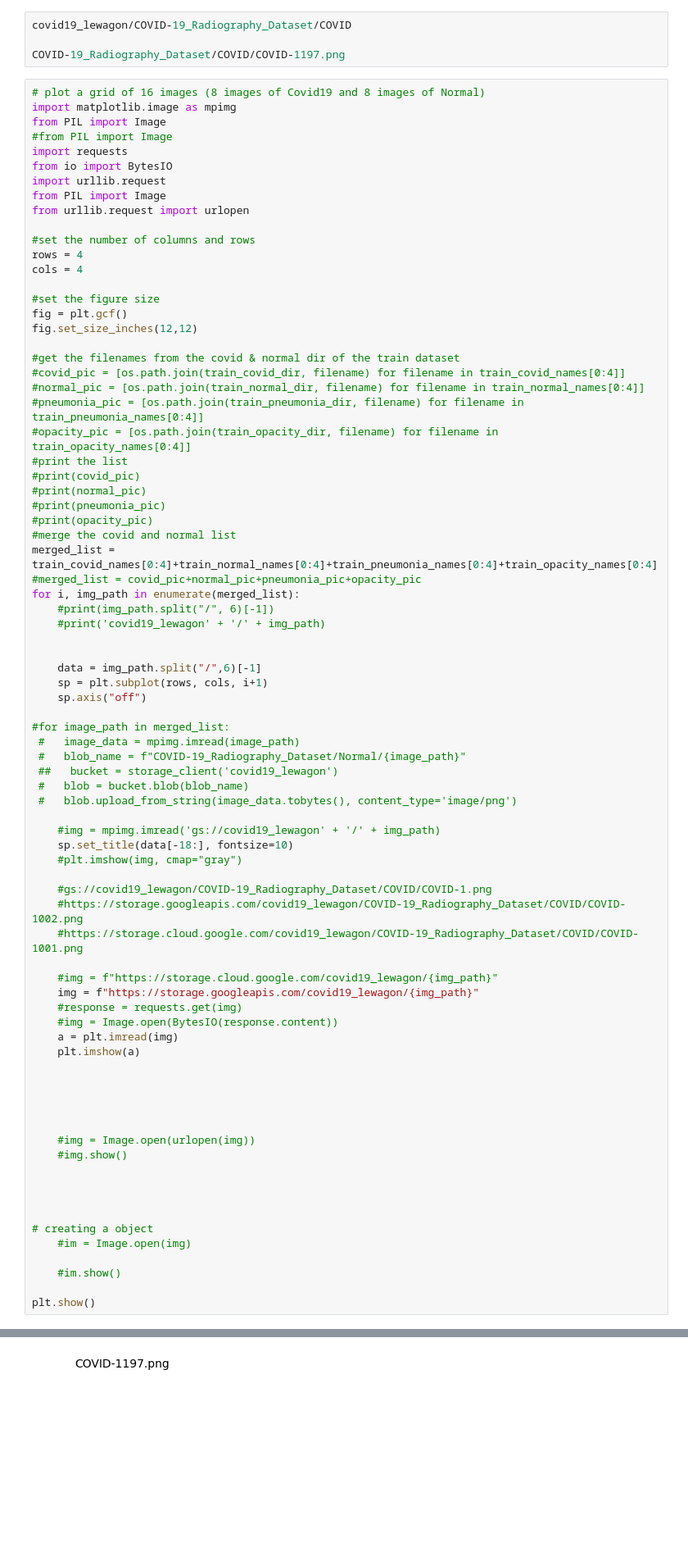
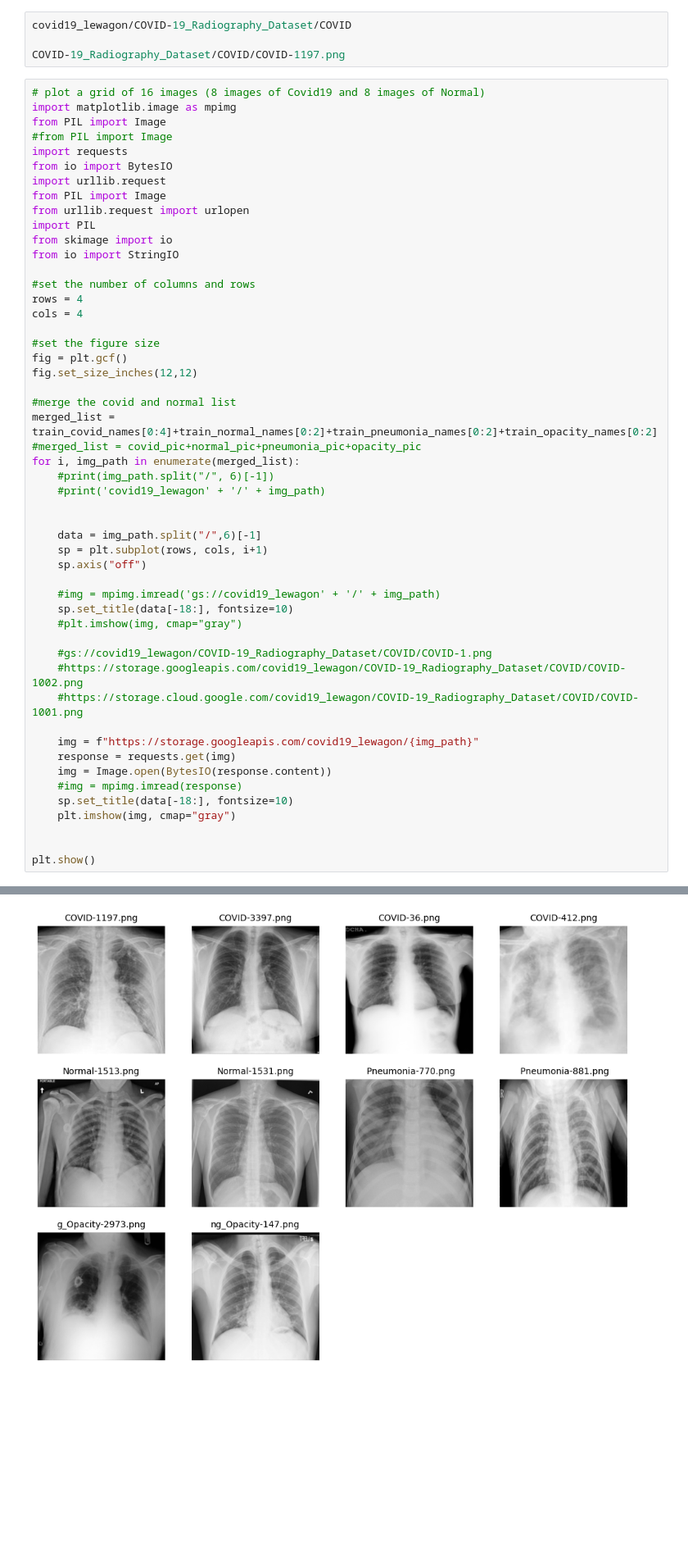
Before and after one commit to gulfairus/Covid19, a Jupyter notebook: notebooks/cnn_tl.ipynb, the cells around one changed output, grey strips where cells are left out. Shown at 82% size. Drawn from its saved outputs; the diff is of its cells as text; blank space fills up the shorter version.

Commit message:
visualization

```diff
--- a/notebooks/cnn_tl.ipynb
+++ b/notebooks/cnn_tl.ipynb
@@ -161,6 +161,9 @@ from io import BytesIO
 import urllib.request
 from PIL import Image
 from urllib.request import urlopen
+import PIL
+from skimage import io
+from io import StringIO
 
 #set the number of columns and rows
 rows = 4
@@ -170,18 +173,8 @@ cols = 4
 fig = plt.gcf()
 fig.set_size_inches(12,12)
 
-#get the filenames from the covid & normal dir of the train dataset
-#covid_pic = [os.path.join(train_covid_dir, filename) for filename in train_covid_names[0:4]]
-#normal_pic = [os.path.join(train_normal_dir, filename) for filename in train_normal_names[0:4]]
-#pneumonia_pic = [os.path.join(train_pneumonia_dir, filename) for filename in train_pneumonia_names[0:4]]
-#opacity_pic = [os.path.join(train_opacity_dir, filename) for filename in train_opacity_names[0:4]]
-#print the list
-#print(covid_pic)
-#print(normal_pic)
-#print(pneumonia_pic)
-#print(opacity_pic)
 #merge the covid and normal list
-merged_list = train_covid_names[0:4]+train_normal_names[0:4]+train_pneumonia_names[0:4]+train_opacity_names[0:4]
+merged_list = train_covid_names[0:4]+train_normal_names[0:2]+train_pneumonia_names[0:2]+train_opacity_names[0:2]
 #merged_list = covid_pic+normal_pic+pneumonia_pic+opacity_pic
 for i, img_path in enumerate(merged_list):
     #print(img_path.split("/", 6)[-1])
@@ -192,13 +185,6 @@ for i, img_path in enumerate(merged_list):
     sp = plt.subplot(rows, cols, i+1)
     sp.axis("off")
 
-#for image_path in merged_list:
- #   image_data = mpimg.imread(image_path)
- #   blob_name = f"COVID-19_Radiography_Dataset/Normal/{image_path}"
- ##   bucket = storage_client('covid19_lewagon')
- #   blob = bucket.blob(blob_name)
- #   blob.upload_from_string(image_data.tobytes(), content_type='image/png')
-
     #img = mpimg.imread('gs://covid19_lewagon' + '/' + img_path)
     sp.set_title(data[-18:], fontsize=10)
     #plt.imshow(img, cmap="gray")
@@ -207,27 +193,13 @@ for i, img_path in enumerate(merged_list):
     #https://storage.googleapis.com/covid19_lewagon/COVID-19_Radiography_Dataset/COVID/COVID-1002.png
     #https://storage.cloud.google.com/covid19_lewagon/COVID-19_Radiography_Dataset/COVID/COVID-1001.png
 
-    #img = f"https://storage.cloud.google.com/covid19_lewagon/{img_path}"
     img = f"https://storage.googleapis.com/covid19_lewagon/{img_path}"
-    #response = requests.get(img)
-    #img = Image.open(BytesIO(response.content))
-    a = plt.imread(img)
-    plt.imshow(a)
+    response = requests.get(img)
+    img = Image.open(BytesIO(response.content))
+    #img = mpimg.imread(response)
+    sp.set_title(data[-18:], fontsize=10)
+    plt.imshow(img, cmap="gray")
 
 
-
-
-
-    #img = Image.open(urlopen(img))
-    #img.show()
-
-
-
-
-# creating a object
-    #im = Image.open(img)
-
-    #im.show()
-
 plt.show()
 # %% [output]
@@ -235 +206 @@ ValueError: Please open the URL for reading and pass the result to Pillow, e.g.
-[figure, old version]
+[figure, new version]
```
Also changed, not shown: parts of 2 cells of this notebook.
